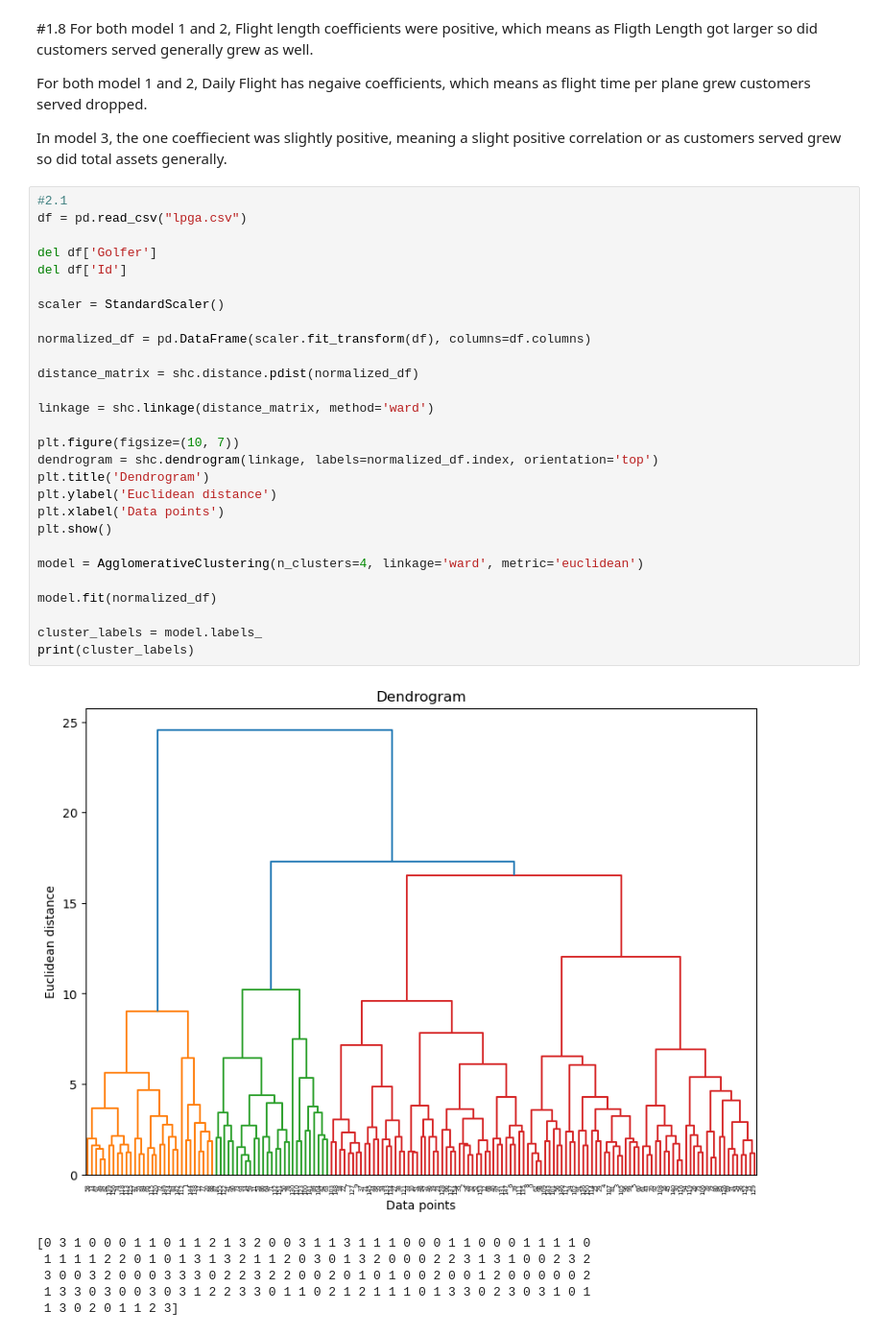
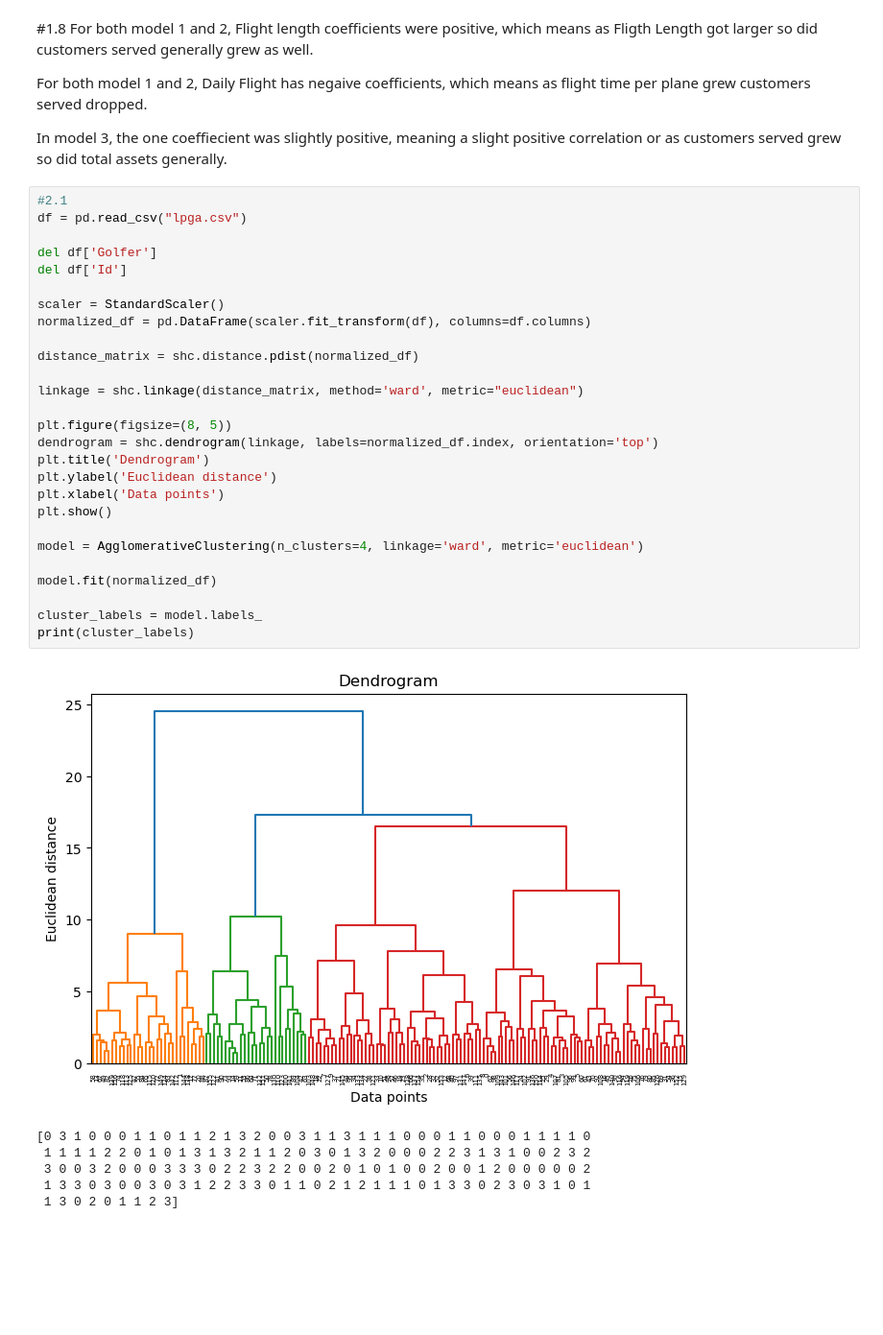
Before and after one commit to GabrielKrishnadasan/COMP352, a Jupyter notebook: Assignment5/assignment5.ipynb, the cells around one changed output. Shown at 96% size. Saved outputs shown, nothing was run; the diff lists cells and outputs as text; blank space fills up the shorter version.

```diff
--- a/Assignment5/assignment5.ipynb
+++ b/Assignment5/assignment5.ipynb
@@ -97,33 +97,32 @@ In model 3, the one coeffiecient was slightly positive, meaning a slight positiv
 # %%
 #2.1
 df = pd.read_csv("lpga.csv")
 
 del df['Golfer']
 del df['Id']
 
 scaler = StandardScaler()
-
 normalized_df = pd.DataFrame(scaler.fit_transform(df), columns=df.columns)
 
 distance_matrix = shc.distance.pdist(normalized_df)
 
-linkage = shc.linkage(distance_matrix, method='ward')
+linkage = shc.linkage(distance_matrix, method='ward', metric="euclidean")
 
-plt.figure(figsize=(10, 7))
+plt.figure(figsize=(8, 5))
 dendrogram = shc.dendrogram(linkage, labels=normalized_df.index, orientation='top')
 plt.title('Dendrogram')
 plt.ylabel('Euclidean distance')
 plt.xlabel('Data points')
 plt.show()
 
 model = AgglomerativeClustering(n_clusters=4, linkage='ward', metric='euclidean')
 
 model.fit(normalized_df)
 
 cluster_labels = model.labels_
 print(cluster_labels)
 # %% [output]
-[figure, old version]
+[figure, new version]
 [0 3 1 0 0 0 1 1 0 1 1 2 1 3 2 0 0 3 1 1 3 1 1 1 0 0 0 1 1 0 0 0 1 1 1 1 0
  1 1 1 1 2 2 0 1 0 1 3 1 3 2 1 1 2 0 3 0 1 3 2 0 0 0 2 2 3 1 3 1 0 0 2 3 2
  3 0 0 3 2 0 0 0 3 3 3 0 2 2 3 2 2 0 0 2 0 1 0 1 0 0 2 0 0 1 2 0 0 0 0 0 2
```
Also changed, not shown: parts of 9 cells of this notebook.
